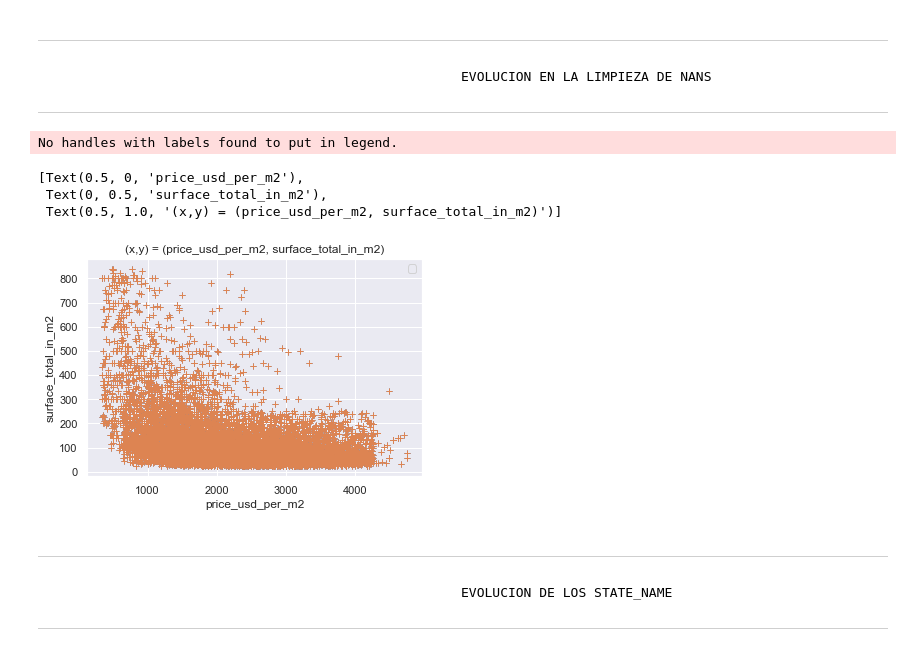
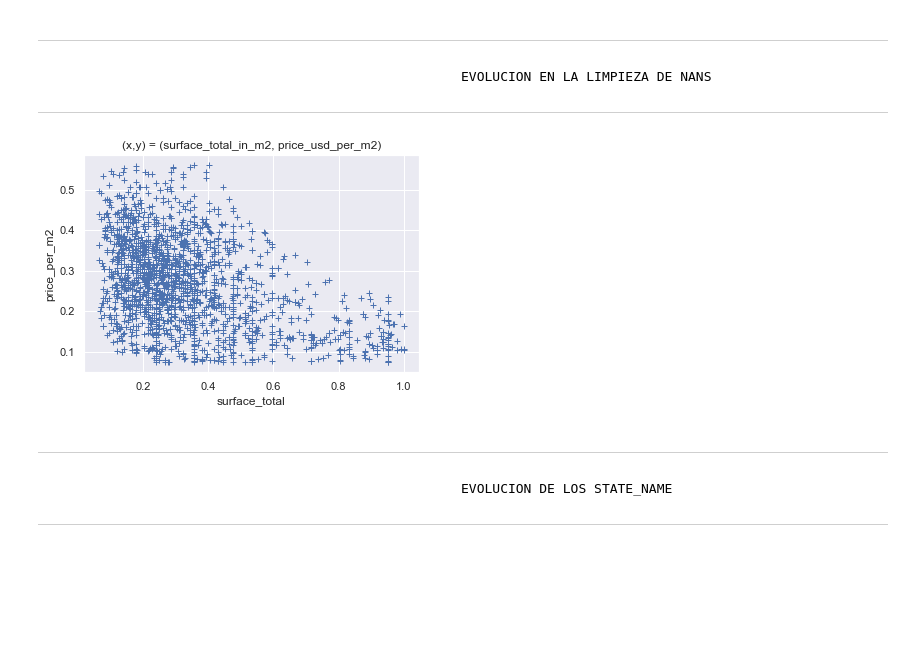
Before and after one commit to grupo4dhds/grupo4_git, a Jupyter notebook: workshop2_G4_main.ipynb, the cells around one changed output. Saved outputs shown, nothing was run; the diff lists cells and outputs as text; code cells hidden in the pictures; blank space fills up the shorter version.

```diff
--- a/workshop2_G4_main.ipynb
+++ b/workshop2_G4_main.ipynb
@@ -778,0 +851,15 @@ data
+# %%
+dic_coeficientes_maximos = {'price_usd_per_m2': data['price_usd_per_m2'].max(),
+                            'surface_total_in_m2': data['surface_total_in_m2'].max(),
+                            'price': data['price'].max(),
+                            'surface_covered_in_m2': data['surface_covered_in_m2'].max()}
+
+data_norm = pd.DataFrame(data.iloc[:,:3])
+
+data_norm['price_usd_per_m2'] = data['price_usd_per_m2']/data['price_usd_per_m2'].max()
+data_norm['surface_total_in_m2'] = data['surface_total_in_m2']/data['surface_total_in_m2'].max()
+
+data_norm['price'] = data['price']/data['price'].max()
+data_norm['surface_covered_in_m2'] = data['surface_covered_in_m2']/data['surface_covered_in_m2'].max()
+
+data_norm
@@ -784,27 +885,24 @@ data
                                                         EVOLUCION EN LA LIMPIEZA DE NANS
 ----
 # %%
+
 # 8 ELIMINAR LAS ENTRADAS EN DONDE SURFACE_COVERED_PRICE_INDEX SEA VALOR LEJANO A 1 Y QUE NO SEA NAN SUPERFICIE_TOTAL
 ### VOLVER A APLICAR CRITERIO DE DROP PROPERTY TYPE EN FUNCION DE COUNT POR STATE_NAME (!) (!) (!)
 #for ix, data_sup in enumerate(lista):
 #    data_sup['pct_surf_cov_vs_tot'] = data_sup.surface_covered_in_m2 / data_sup.surface_total_in_m2
 #    data_sup.loc[data_sup.pct_surf_cov_vs_tot == 1, 'surface_total_in_m2'] = np.nan
 #    data_sup.drop('pct_surf_cov_vs_tot', axis=1, inplace=True)
 #    lista[ix] = data_sup
 
+mask_1 = data_norm.property_type == 'house'
 
-plt.plot(data.price_usd_per_m2, data.surface_total_in_m2, '+');
-plt.plot(data.price_usd_per_m2, data.surface_total_in_m2, '+');
+plt.plot(data_norm[mask_1].surface_total_in_m2, data_norm[mask_1].price_usd_per_m2, '+');
 
-plt.legend(numpoints=1);
 ax = plt.axes()
-ax.set(xlabel='price_usd_per_m2', ylabel='surface_total_in_m2', title='(x,y) = (price_usd_per_m2, surface_total_in_m2)')
+ax.set(xlabel='surface_total', ylabel='price_per_m2', title='(x,y) = (surface_total_in_m2, price_usd_per_m2)', label='house')#, xlim=(0,0.1))
+fig.legend(numpoints=1);
 # %% [output]
-No handles with labels found to put in legend.
-[Text(0.5, 0, 'price_usd_per_m2'),
- Text(0, 0.5, 'surface_total_in_m2'),
- Text(0.5, 1.0, '(x,y) = (price_usd_per_m2, surface_total_in_m2)')]
-[figure, old version]
+[figure, new version]
 # %% [markdown]
 -------------------------------
                                                         EVOLUCION DE LOS STATE_NAME
```
Also changed, not shown: parts of 17 cells of this notebook.
